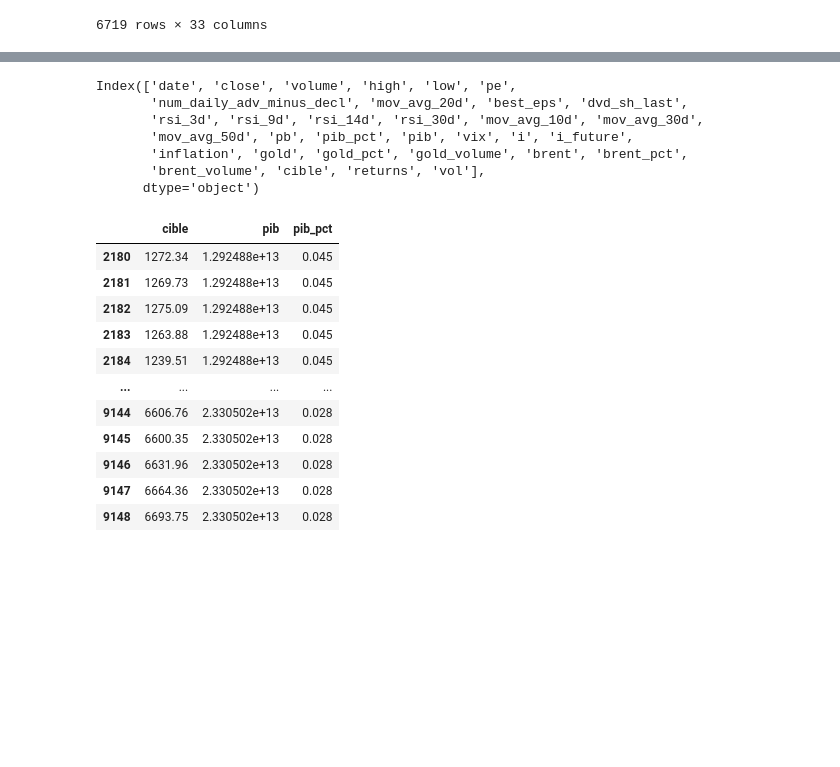
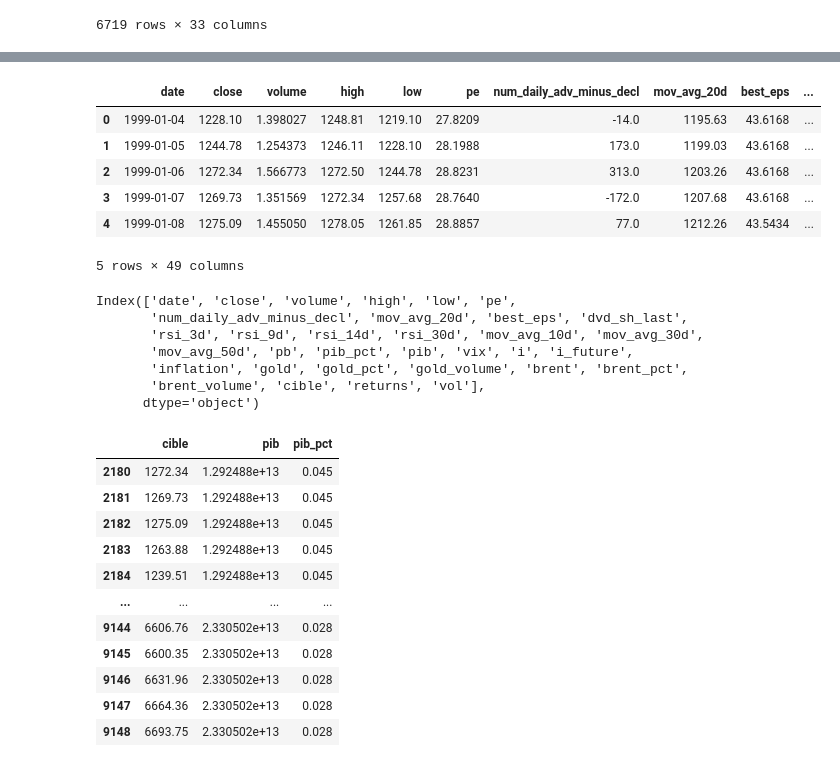
Before and after one commit to Alazuz/bigdata_project, a Jupyter notebook: test.ipynb, the cells around one changed output, grey strips where cells are left out. Cells and saved outputs as stored; diff of their text form; code cells hidden in the pictures; blank space fills up the shorter version.

```diff
--- a/test.ipynb
+++ b/test.ipynb
@@ -58,3 +110,14 @@ df
+# %%
+df = read("df")
+df.head()
+# %% [output]
+|  | date | close | volume | high | low | pe | num_daily_adv_minus_decl | mov_avg_20d | best_eps | ... |
+| 0 | 1999-01-04 | 1228.10 | 1.398027 | 1248.81 | 1219.10 | 27.8209 | -14.0 | 1195.63 | 43.6168 | ... |
+| 1 | 1999-01-05 | 1244.78 | 1.254373 | 1246.11 | 1228.10 | 28.1988 | 173.0 | 1199.03 | 43.6168 | ... |
+| 2 | 1999-01-06 | 1272.34 | 1.566773 | 1272.50 | 1244.78 | 28.8231 | 313.0 | 1203.26 | 43.6168 | ... |
+| 3 | 1999-01-07 | 1269.73 | 1.351569 | 1272.34 | 1257.68 | 28.7640 | -172.0 | 1207.68 | 43.6168 | ... |
+| 4 | 1999-01-08 | 1275.09 | 1.455050 | 1278.05 | 1261.85 | 28.8857 | 77.0 | 1212.26 | 43.5434 | ... |
+5 rows × 49 columns
 # %%
 df.isna().sum().sum()
 df.columns
```
Also changed, not shown: parts of 3 cells of this notebook, 6 other files.
